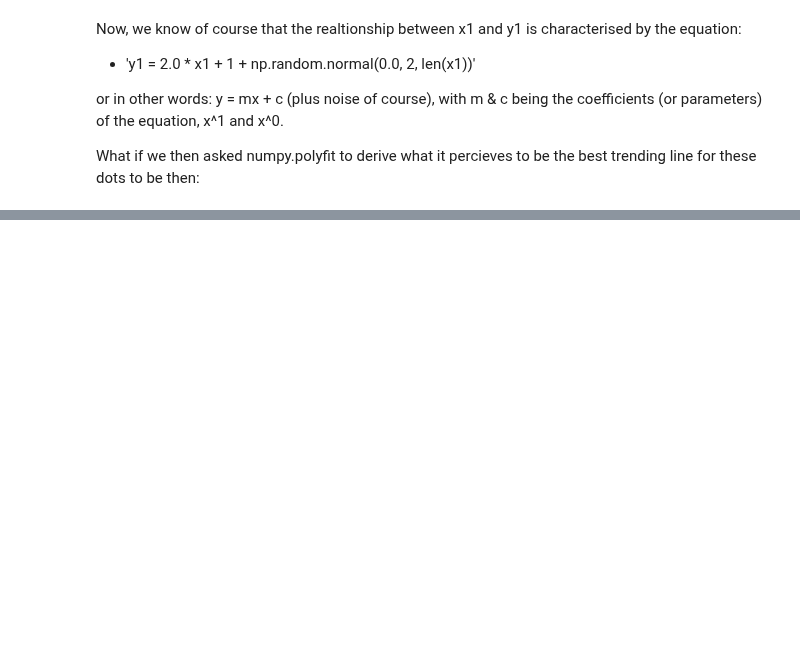
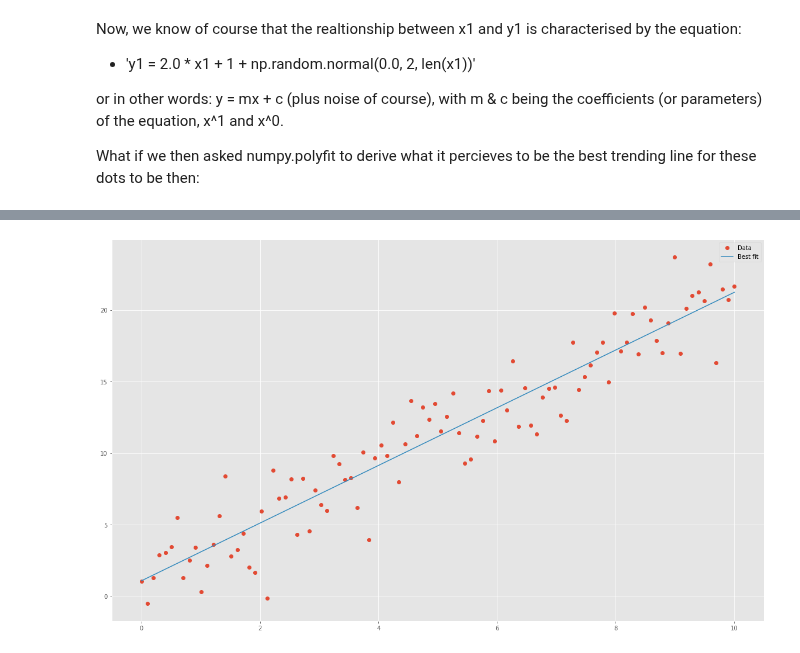
Before and after one commit to Crash-Bandicode/Tasks, a Jupyter notebook: Tasks.ipynb, the cells around one changed output, grey strips where cells are left out. Drawn from its saved outputs; the diff is of its cells as text; code cells hidden in the pictures; blank space fills up the shorter version.

Commit message:
PLotted best fit line from coefficients to (x1, y1)

```diff
--- a/Tasks.ipynb
+++ b/Tasks.ipynb
@@ -634,0 +635,7 @@ array([2.03952794, 0.75060137])
+# %%
+# plot the best fit line over the data points:
+plt.plot(x1, y1, 'o', label="Data")
+plt.plot(x1, coeffs[0] * x1 + coeffs[1], '-', label="Best fit")
+plt.legend();
+# %% [output]
+[figure, added]
```
Also changed, not shown: parts of 3 cells of this notebook.
